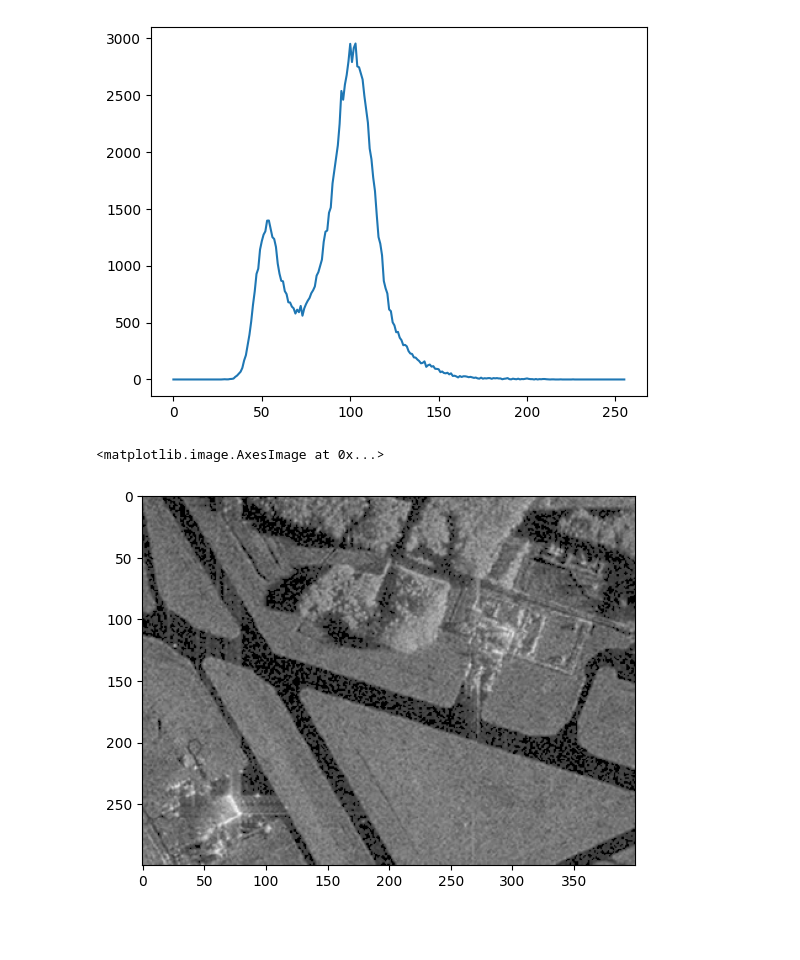
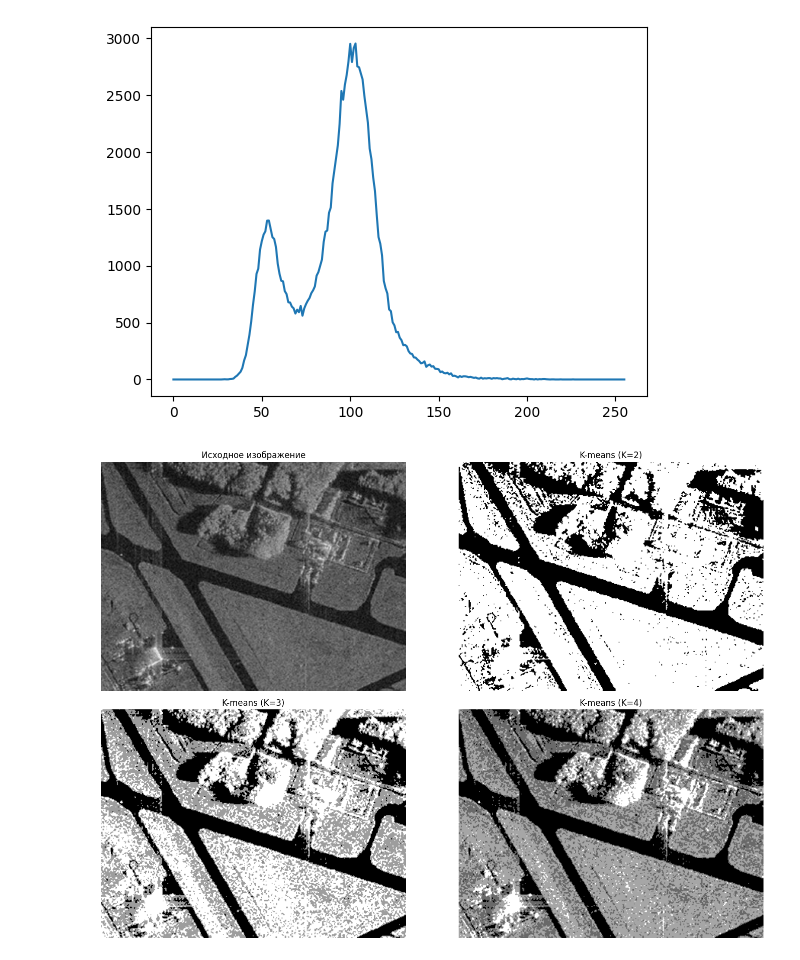
Before and after one commit to RdtyWorldd/UNN_image_processing, a Jupyter notebook: practice_4/home_work.ipynb, the cells around one changed output. Drawn from its saved outputs; the diff is of its cells as text; code cells hidden in the pictures; blank space fills up the shorter version.

```diff
--- a/practice_4/home_work.ipynb
+++ b/practice_4/home_work.ipynb
@@ -108,3 +141,13 @@ plt.imshow(markers, cmap="gray")
+# %%
+def apply_kmeans(image, K):
+    z = image.reshape((-1, 1))
+    z = np.float32(z)
+    criteria = (cv2.TERM_CRITERIA_EPS + cv2.TERM_CRITERIA_MAX_ITER, 10, 1.0)
+    ret, label, center = cv2.kmeans(z, K, None, criteria, 10, cv2.KMEANS_RANDOM_CENTERS)
+    center = np.uint8(center)
+    res = center[label.flatten()]
+    res2 = res.reshape((image.shape))
+    return res2
 # %%
 image = cv2.imread("sar_1.jpg")
 image_gray = cv2.cvtColor(image, cv2.COLOR_BGR2GRAY)
@@ -125,21 +168,29 @@ plt.plot(hist)
 [<matplotlib.lines.Line2D at 0x...>]
 [figure]
 # %%
-_,thresh = cv2.threshold(image_gray, 50, 50, cv2.THRESH_TOZERO)
-plt.imshow(thresh, cmap="gray")
+k2_result = apply_kmeans(image_gray, 2)
+k3_result = apply_kmeans(image_gray, 3)
+k4_result = apply_kmeans(image_gray, 4)
-# %% [output]
-<matplotlib.image.AxesImage at 0x...>
-[figure, removed]
 # %%
-z = image_gray.reshape((-1,3))
-# convert to np.float32
-z = np.float32(z)
-#best_labels = ((50,250),(300,100))
-# define criteria, number of clusters(K) and apply kmeans()
-criteria = (cv2.TERM_CRITERIA_EPS + cv2.TERM_CRITERIA_MAX_ITER, 10, 0.5)
-K = 3
-ret,label,center=cv2.kmeans(z,K,None,criteria,10,cv2.KMEANS_RANDOM_CENTERS)
-# Now convert back into uint8, and make original image
-center = np.uint8(center)
-res = center[label.flatten()]
-res2 = res.reshape((image_gray.shape))
+fig, axes = plt.subplots(2, 2, figsize=(15, 10))
+
+axes[0, 0].imshow(image_gray, cmap='gray')
+axes[0, 0].set_title('Исходное изображение')
+axes[0, 0].axis('off')
+
+axes[0, 1].imshow(k2_result, cmap='gray')
+axes[0, 1].set_title('K-means (K=2)')
+axes[0, 1].axis('off')
+
+axes[1, 0].imshow(k3_result, cmap='gray')
+axes[1, 0].set_title('K-means (K=3)')
+axes[1, 0].axis('off')
+
+axes[1, 1].imshow(k4_result, cmap='gray')
+axes[1, 1].set_title('K-means (K=4)')
+axes[1, 1].axis('off')
+
+plt.tight_layout()
+plt.show()
+# %% [output]
+[figure, added]
```
Also changed, not shown: parts of 11 cells of this notebook.
